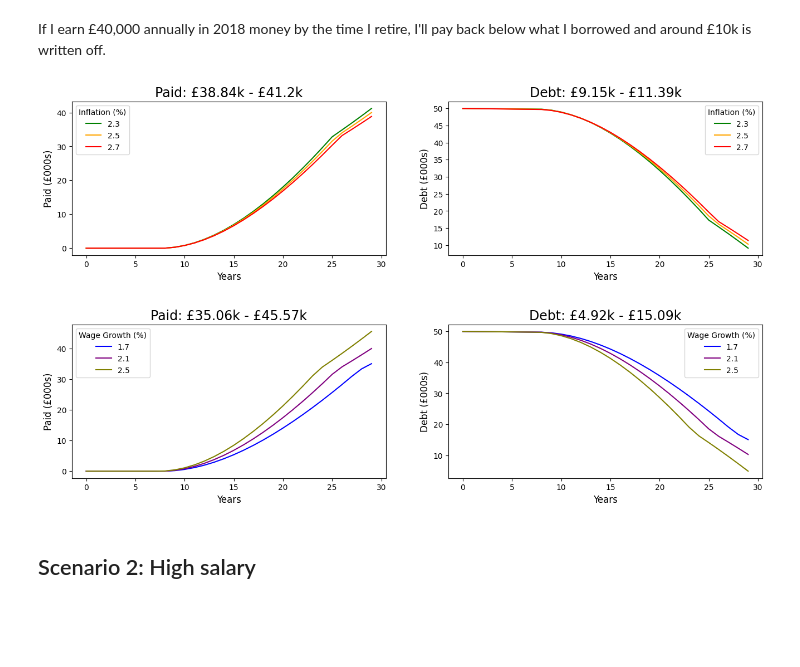
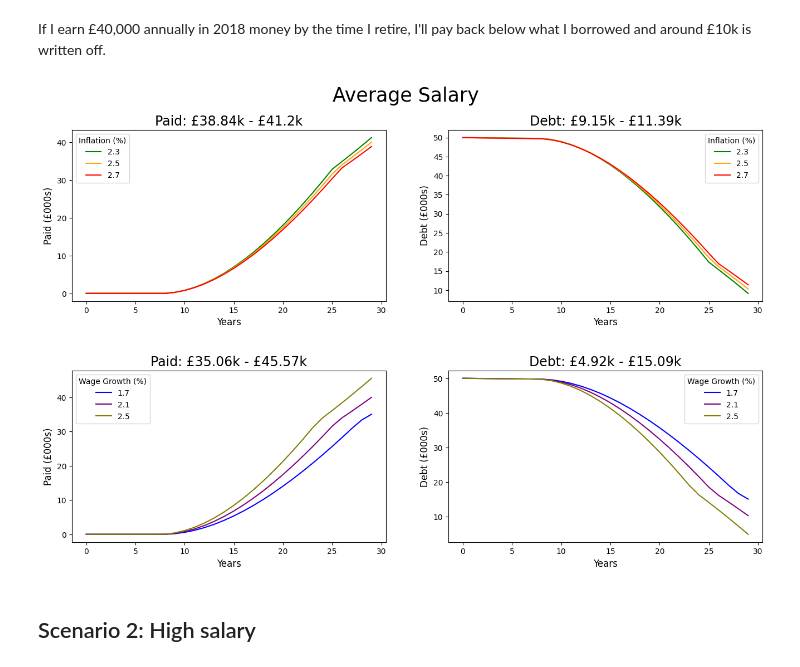
Before and after one commit to jcarterlab/Scared-to-Debt, a Jupyter notebook: student_loans.ipynb, the cells around one changed output. Cells and saved outputs as stored; diff of their text form; code cells hidden in the pictures; blank space fills up the shorter version.

```diff
--- a/student_loans.ipynb
+++ b/student_loans.ipynb
@@ -181,7 +181,7 @@ def get_earnings(starting_salary, end_salary, wage_growth):
 
 # plots the results of the simulation
 import matplotlib.pyplot as plt
-def plot(start_salary, end_salary, variable):
+def plot(start_salary, end_salary, variable, subplot_title=''):
 
     # returns simulated results sets based on varied inflation if chosen as the variable factor
     if variable == 'Inflation':
@@ -235,18 +235,18 @@ def plot(start_salary, end_salary, variable):
         ax[i].set_xlabel('Years', size=12)
         ax[i].legend([round(x * 100, 2) for x in list], title=variable + ' (%)')
 
-    plt.subplots_adjust(top=0.8)
+    fig.suptitle(subplot_title, size=25, y=1.075)
 # %% [markdown]
 ## Scenario 1: Average salary
 # %% [markdown]
 If I earn £40,000 annually in 2018 money by the time I retire, I'll pay back below what I borrowed and around £10k is written off.
 # %%
 # plots the results for varied inflation and wage growth values
-plot(25, 40, variable='Inflation')
+plot(25, 40, variable='Inflation', subplot_title='Average Salary')
 plot(25, 40, variable='Wage Growth')
 # %% [output]
-[figure, old version]
+[figure, new version]
-[figure, old version]
+[figure, new version]
 # %% [markdown]
 ## Scenario 2: High salary
 # %% [markdown]
```
Also changed, not shown: parts of 2 cells of this notebook.
